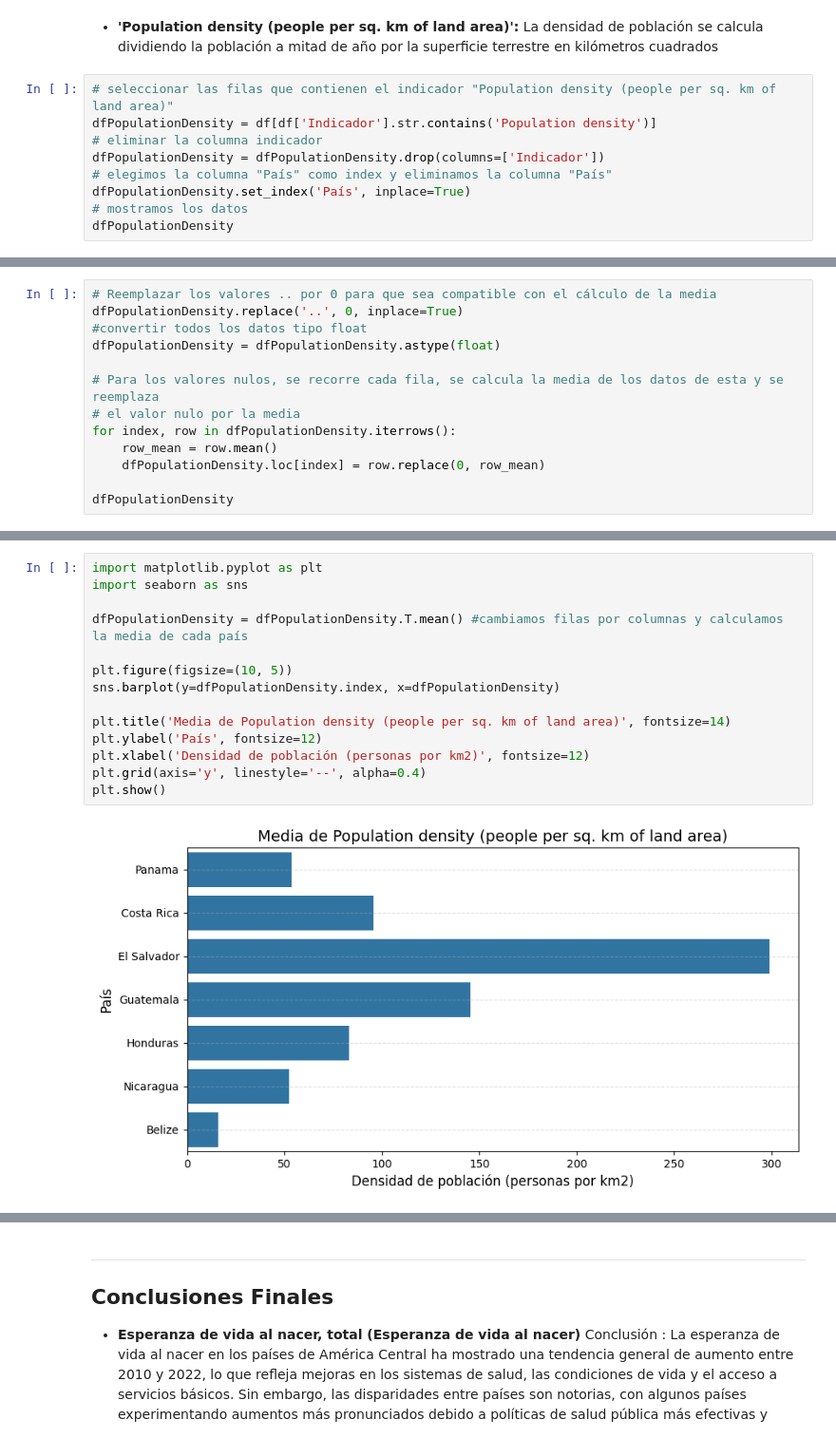
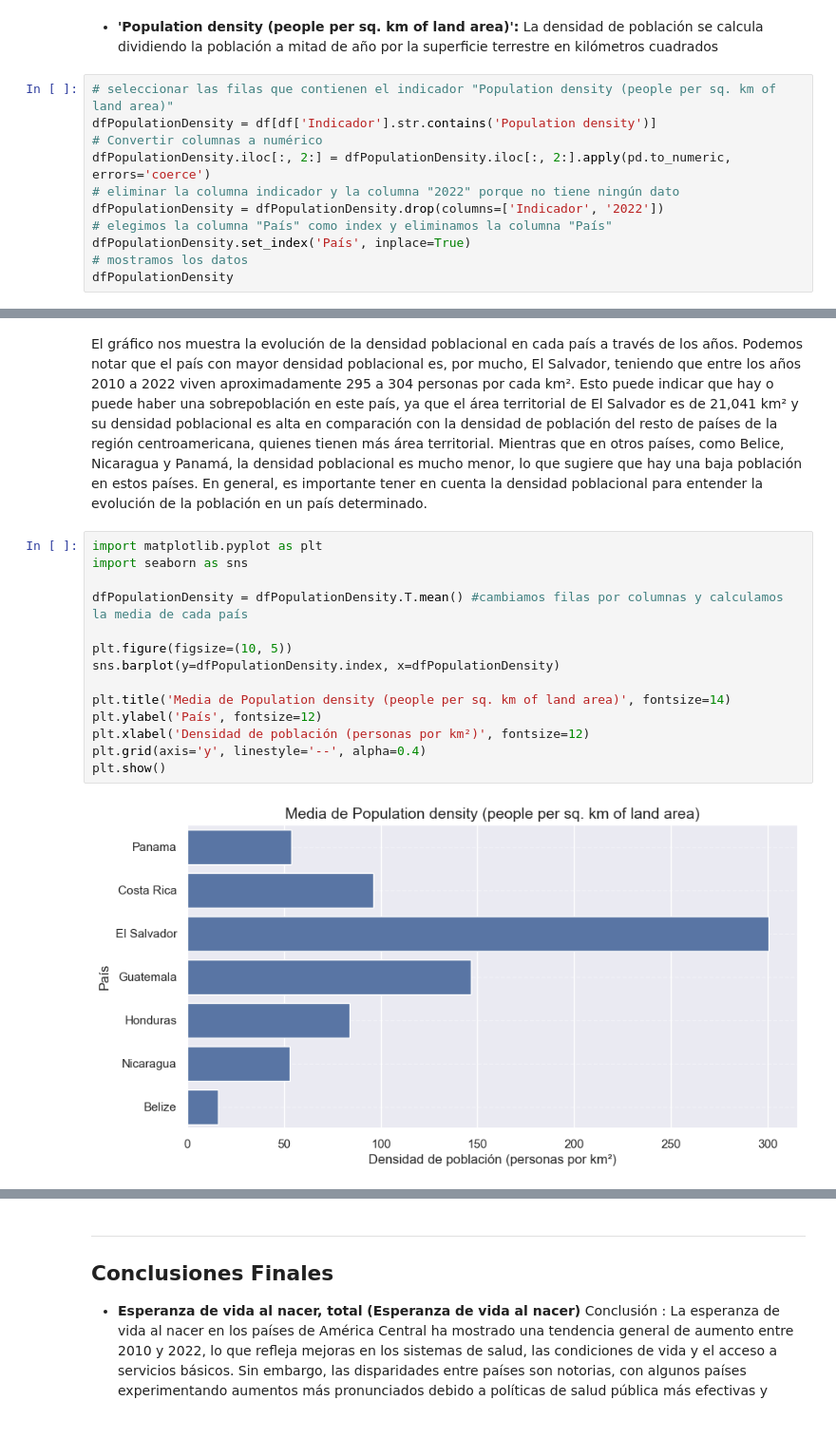
Before and after one commit to KarenSSanchezP/AnalisisLongevidad-AC, a Jupyter notebook: archivo.ipynb, the cells around one changed output, grey strips where cells are left out. Shown at 95% size. Saved outputs shown, nothing was run; the diff lists cells and outputs as text.

Commit message:
graficos de lineas + explicacion de cada grafico

```diff
--- a/archivo.ipynb
+++ b/archivo.ipynb
@@ -1006,8 +1057,10 @@ plt.show()
 # %%
 # seleccionar las filas que contienen el indicador "Population density (people per sq. km of land area)"
 dfPopulationDensity = df[df['Indicador'].str.contains('Population density')]
-# eliminar la columna indicador
-dfPopulationDensity = dfPopulationDensity.drop(columns=['Indicador'])
+# Convertir columnas a numérico
+dfPopulationDensity.iloc[:, 2:] = dfPopulationDensity.iloc[:, 2:].apply(pd.to_numeric, errors='coerce')
+# eliminar la columna indicador y la columna "2022" porque no tiene ningún dato
+dfPopulationDensity = dfPopulationDensity.drop(columns=['Indicador', '2022'])
 # elegimos la columna "País" como index y eliminamos la columna "País"
 dfPopulationDensity.set_index('País', inplace=True)
 # mostramos los datos
@@ -1025,13 +1077,0 @@ dfPopulationDensity
-# %%
-# Reemplazar los valores .. por 0 para que sea compatible con el cálculo de la media
-dfPopulationDensity.replace('..', 0, inplace=True)
-#convertir todos los datos tipo float
-dfPopulationDensity = dfPopulationDensity.astype(float)
-
-# Para los valores nulos, se recorre cada fila, se calcula la media de los datos de esta y se reemplaza
-# el valor nulo por la media
-for index, row in dfPopulationDensity.iterrows():
-    row_mean = row.mean()
-    dfPopulationDensity.loc[index] = row.replace(0, row_mean)
-
-dfPopulationDensity
@@ -1048,16 +1096,18 @@ dfPopulationDensity
+# %% [markdown]
+El gráfico nos muestra la evolución de la densidad poblacional en cada país a través de los años. Podemos notar que el país con mayor densidad poblacional es, por mucho, El Salvador, teniendo que entre los años 2010 a 2022 viven aproximadamente 295 a 304 personas por cada km². Esto puede indicar que hay o puede haber una sobrepoblación en este país, ya que el área territorial de El Salvador es de 21,041 km² y su densidad poblacional es alta en comparación con la densidad de población del resto de países de la región centroamericana, quienes tienen más área territorial. Mientras que en otros países, como Belice, Nicaragua y Panamá, la densidad poblacional es mucho menor, lo que sugiere que hay una baja población en estos países. En general, es importante tener en cuenta la densidad poblacional para entender la evolución de la población en un país determinado.
 # %%
 import matplotlib.pyplot as plt
 import seaborn as sns
 
 dfPopulationDensity = dfPopulationDensity.T.mean() #cambiamos filas por columnas y calculamos la media de cada país
 
 plt.figure(figsize=(10, 5))
 sns.barplot(y=dfPopulationDensity.index, x=dfPopulationDensity)
 
 plt.title('Media de Population density (people per sq. km of land area)', fontsize=14)
 plt.ylabel('País', fontsize=12)
-plt.xlabel('Densidad de población (personas por km2)', fontsize=12)
+plt.xlabel('Densidad de población (personas por km²)', fontsize=12)
 plt.grid(axis='y', linestyle='--', alpha=0.4)
 plt.show()
 # %% [output]
-[figure, old version]
+[figure, new version]
```
Also changed, not shown: parts of 35 cells of this notebook.
